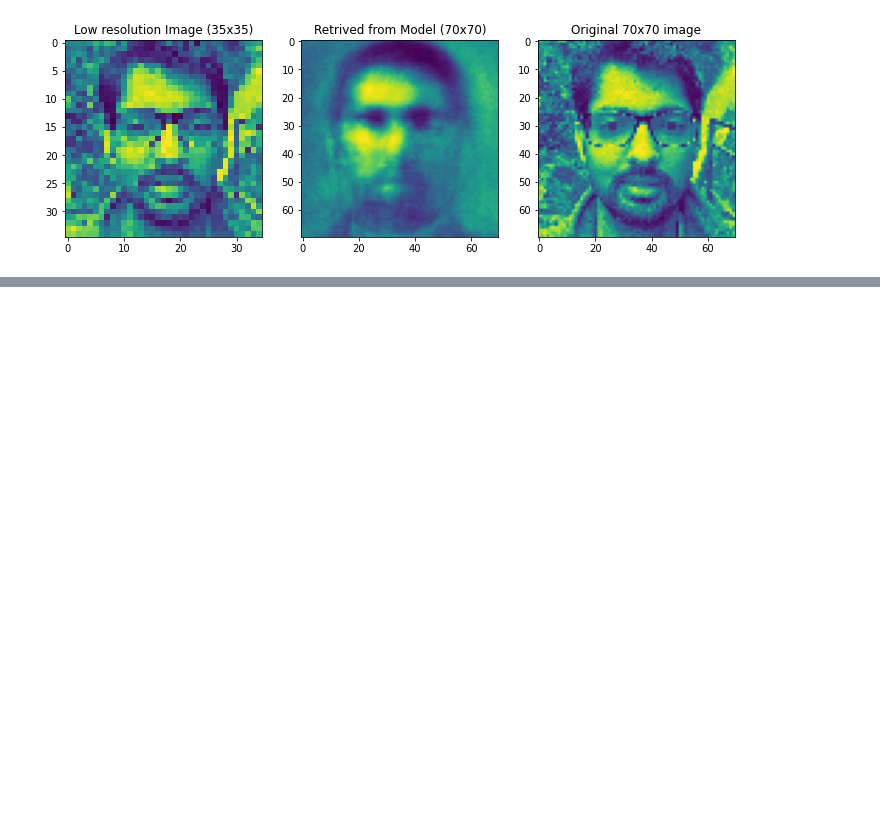
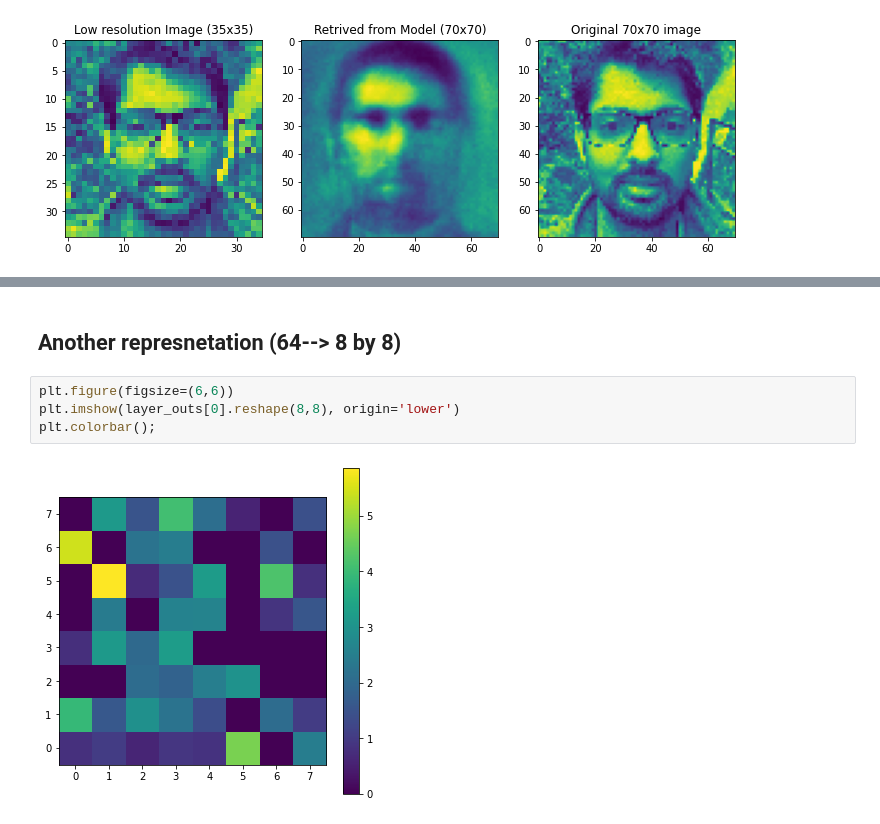
Before and after one commit to skumarudel/DSPS_SKumar, a Jupyter notebook: HW10/AutoEncoders_OnFaces.ipynb, the cells around one changed output, grey strips where cells are left out. Saved outputs shown, nothing was run; the diff lists cells and outputs as text; blank space fills up the shorter version.

```diff
--- a/HW10/AutoEncoders_OnFaces.ipynb
+++ b/HW10/AutoEncoders_OnFaces.ipynb
@@ -307,0 +325,8 @@ axes[2].set_title("Original 70x70 image");
+# %% [markdown]
+## Another represnetation (64--> 8 by 8)
+# %%
+plt.figure(figsize=(6,6))
+plt.imshow(layer_outs[0].reshape(8,8), origin='lower')
+plt.colorbar();
+# %% [output]
+[figure, added]
```
Also changed, not shown: parts of 3 cells of this notebook.
